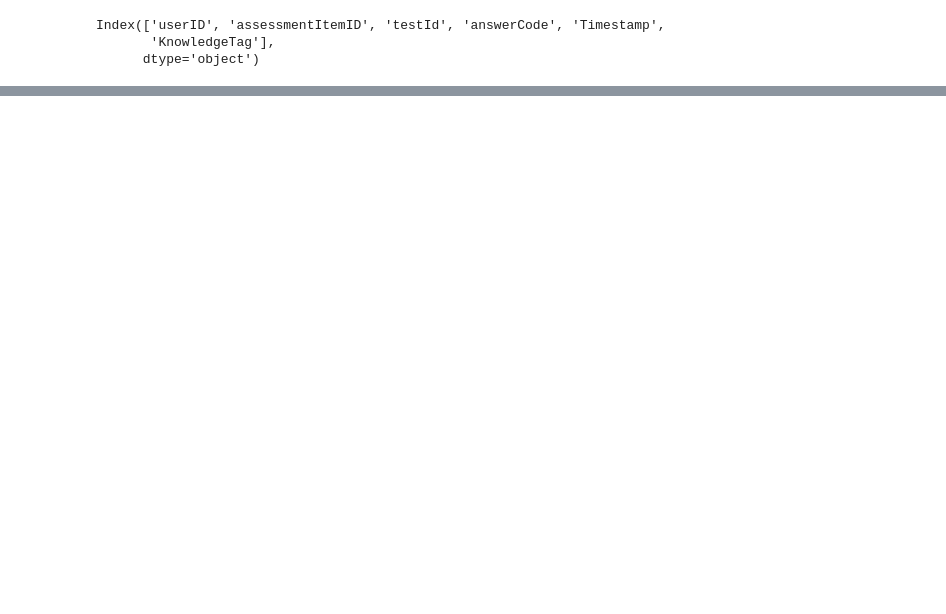
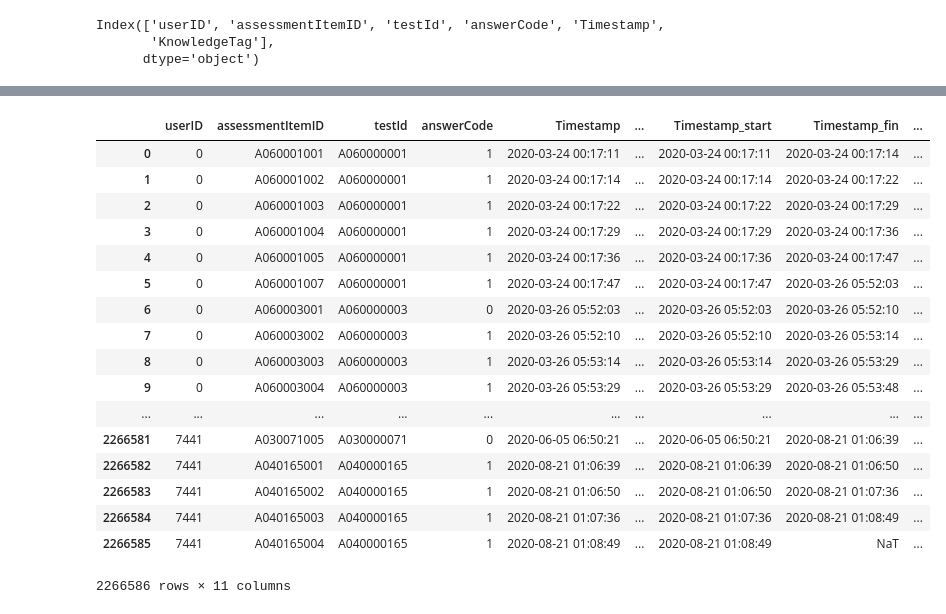
Before and after one commit to boostcampaitech4lv23recsys2/level2_dkt_recsys-level2-recsys-08, a Jupyter notebook: FeatrueEngineering/FE_lnh.ipynb, the cells around one changed output, grey strips where cells are left out. Cells and saved outputs as stored; diff of their text form; code cells hidden in the pictures; blank space fills up the shorter version.

Commit message:
[Feat][이나현]solvesec 피쳐 추가

```diff
--- a/FeatrueEngineering/FE_lnh.ipynb
+++ b/FeatrueEngineering/FE_lnh.ipynb
@@ -49,0 +156,15 @@ edu_time_df['correct_per_hour'] = edu_time_df['hour'].map(hour_dict)
+# %%
+train = train_ori.copy()
+# %%
+train = train.sort_values(['userID','Timestamp'])
+train.reset_index(drop=True, inplace=True)
+# %%
+train['Timestamp_start'] = pd.to_datetime(train['Timestamp'])
+train['Timestamp_fin'] = train.groupby('userID')['Timestamp_start'].shift(-1)
+train['solvetime'] = train.Timestamp_fin - train.Timestamp_start
+train['solvesec'] = train.solvetime.map(lambda x : x.total_seconds())
+ques_sec_mean = train.groupby(['assessmentItemID'])['solvesec'].agg(['mean'])
+ques_sec_mean.columns = ["ques_sec_mean"]
+train = pd.merge(train, ques_time_mean, on=['assessmentItemID'], how="left")
+# %%
+train['ques_time_mean'] = train['ques_time_mean'].dt.total_seconds()
@@ -49,0 +192,21 @@ edu_time_df['correct_per_hour'] = edu_time_df['hour'].map(hour_dict)
+# %%
+train2 = train.copy()
+# %% [output]
+|  | userID | assessmentItemID | testId | answerCode | Timestamp | ... | Timestamp_start | Timestamp_fin | ... |
+| 0 | 0 | A060001001 | A060000001 | 1 | 2020-03-24 00:17:11 | ... | 2020-03-24 00:17:11 | 2020-03-24 00:17:14 | ... |
+| 1 | 0 | A060001002 | A060000001 | 1 | 2020-03-24 00:17:14 | ... | 2020-03-24 00:17:14 | 2020-03-24 00:17:22 | ... |
+| 2 | 0 | A060001003 | A060000001 | 1 | 2020-03-24 00:17:22 | ... | 2020-03-24 00:17:22 | 2020-03-24 00:17:29 | ... |
+| 3 | 0 | A060001004 | A060000001 | 1 | 2020-03-24 00:17:29 | ... | 2020-03-24 00:17:29 | 2020-03-24 00:17:36 | ... |
+| 4 | 0 | A060001005 | A060000001 | 1 | 2020-03-24 00:17:36 | ... | 2020-03-24 00:17:36 | 2020-03-24 00:17:47 | ... |
+| 5 | 0 | A060001007 | A060000001 | 1 | 2020-03-24 00:17:47 | ... | 2020-03-24 00:17:47 | 2020-03-26 05:52:03 | ... |
+| 6 | 0 | A060003001 | A060000003 | 0 | 2020-03-26 05:52:03 | ... | 2020-03-26 05:52:03 | 2020-03-26 05:52:10 | ... |
+| 7 | 0 | A060003002 | A060000003 | 1 | 2020-03-26 05:52:10 | ... | 2020-03-26 05:52:10 | 2020-03-26 05:53:14 | ... |
+| 8 | 0 | A060003003 | A060000003 | 1 | 2020-03-26 05:53:14 | ... | 2020-03-26 05:53:14 | 2020-03-26 05:53:29 | ... |
+| 9 | 0 | A060003004 | A060000003 | 1 | 2020-03-26 05:53:29 | ... | 2020-03-26 05:53:29 | 2020-03-26 05:53:48 | ... |
+| ... | ... | ... | ... | ... | ... | ... | ... | ... | ... |
+| 2266581 | 7441 | A030071005 | A030000071 | 0 | 2020-06-05 06:50:21 | ... | 2020-06-05 06:50:21 | 2020-08-21 01:06:39 | ... |
+| 2266582 | 7441 | A040165001 | A040000165 | 1 | 2020-08-21 01:06:39 | ... | 2020-08-21 01:06:39 | 2020-08-21 01:06:50 | ... |
+| 2266583 | 7441 | A040165002 | A040000165 | 1 | 2020-08-21 01:06:50 | ... | 2020-08-21 01:06:50 | 2020-08-21 01:07:36 | ... |
+| 2266584 | 7441 | A040165003 | A040000165 | 1 | 2020-08-21 01:07:36 | ... | 2020-08-21 01:07:36 | 2020-08-21 01:08:49 | ... |
+| 2266585 | 7441 | A040165004 | A040000165 | 1 | 2020-08-21 01:08:49 | ... | 2020-08-21 01:08:49 | NaT | ... |
+2266586 rows × 11 columns
```
Also changed, not shown: parts of 19 cells of this notebook, 5 other files.
